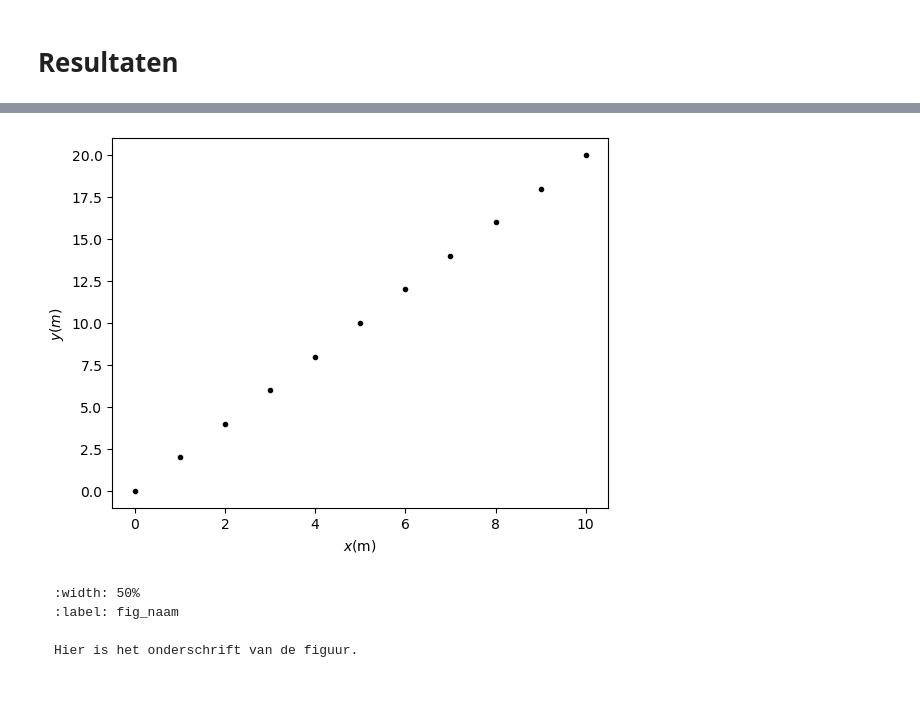
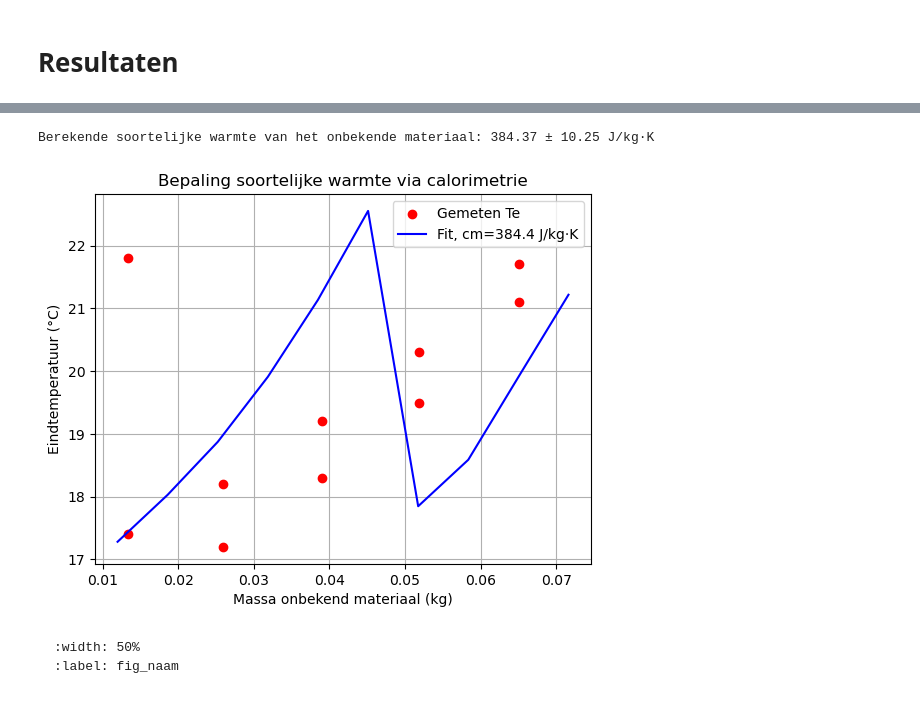
Before and after one commit to Radin-yo/Hebben-we-een-groepsnummer-, a Jupyter notebook: Content/Labs/Warmtecapaciteit.ipynb, the cells around one changed output, grey strips where cells are left out. Cells and saved outputs as stored; diff of their text form; code cells hidden in the pictures.

Commit message:
warmtecapaciteit

````diff
--- a/Content/Labs/Warmtecapaciteit.ipynb
+++ b/Content/Labs/Warmtecapaciteit.ipynb
@@ -130,30 +130,72 @@ gewicht bekerglas 170.6g
 # %%
-# Sla figuren op met
-#
-# plt.savefig("Figuren/naam.png", dpi=450)
-# waarbij naam vervangen wordt door de bestandsnaam.
-# Onderstaande voorbeeld code en output grafiek
 import numpy as np
 import matplotlib.pyplot as plt
+from scipy.optimize import curve_fit
 
-x = np.linspace(0,10,11)
-y = 2*x
+# -------------------------------
+# Meetwaarden invullen
+# -------------------------------
+# Massa van water (kg)
+mw = np.array([202.2, 202.9, 202.9, 202.8, 202.8, 202.6, 195.4, 195.3, 195.2, 195.0]) *1e-3 # voorbeeld, vervang door jouw waarden
 
-# Maken van de grafiek
-plt.figure()
-plt.xlabel('$x$(m)')
-plt.ylabel('$y(m)$')
+# Begin temperaturen water (°C)
+Tw_b = np.array([17.0, 17.6, 18.3, 19.2, 20.3, 21.6, 16.6, 17.2, 18.4, 19.6])  # voorbeeld, vervang door jouw waarden
 
-plt.plot(x,y,'k.')
-#plt.savefig("figures/naam.png", dpi=450)
+# Massa onbekend materiaal (kg)
+mm = np.array([13.3, 25.9, 39.0, 51.9, 65.1, 13.3, 25.9, 39.0, 51.9, 65.1]) * 1e-3  # voorbeeld, vervang door jouw waarden
+
+# Begin temperaturen onbekend materiaal (°C)
+Tm_b = np.array([69.2, 69.2, 69.2, 69.2, 69.2, 69.2, 69.2, 69.2, 69.2, 69.2])  # voorbeeld, vervang door jouw waarden
+
+# Gemeten eindtemperaturen (°C)
+Te = np.array([17.4, 18.2, 19.2, 20.3, 21.7, 21.8, 17.2, 18.3, 19.5, 21.1])  # voorbeeld, vervang door jouw waarden
+
+# Soortelijke warmte water (J/kg·K)
+cw = 4186
+
+# -------------------------------
+# Functie voor curve fit
+# -------------------------------
+def eindtemp(mm, cm):
+    """
+    Bereken de voorspelde eindtemperatuur Te als functie van massa onbekend materiaal mm
+    en soortelijke warmte cm
+    """
+    return (cw*mw*Tw_b + cm*mm*Tm_b) / (cw*mw + cm*mm)
+
+# -------------------------------
+# Least-squares fit om cm te vinden
+# -------------------------------
+# curve_fit verwacht x-data als 1D array; we gebruiken mm als onafhankelijke variabele
+# extra parameters (mw, Tw_b, Tm_b, cw) worden via lambda meegegeven
+popt, pcov = curve_fit(lambda mm, cm: eindtemp(mm, cm), mm, Te, p0=[400])
+cm_fit = popt[0]
+cm_err = np.sqrt(np.diag(pcov))[0]
+
+print(f"Berekende soortelijke warmte van het onbekende materiaal: {cm_fit:.2f} ± {cm_err:.2f} J/kg·K")
+
+# -------------------------------
+# Plotten
+# -------------------------------
+mm_plot = np.linspace(min(mm)*0.9, max(mm)*1.1, 10)
+Te_fit = eindtemp(mm_plot, cm_fit)
+
+plt.scatter(mm, Te, color='red', label='Gemeten Te')
+plt.plot(mm_plot, Te_fit, color='blue', label=f'Fit, cm={cm_fit:.1f} J/kg·K')
+plt.xlabel('Massa onbekend materiaal (kg)')
+plt.ylabel('Eindtemperatuur (°C)')
+plt.title('Bepaling soortelijke warmte via calorimetrie')
+plt.legend()
+plt.grid(True)
+plt.savefig("figures/warmtecapaciteit.png",dpi=450)
 plt.show()
 # %% [output]
+Berekende soortelijke warmte van het onbekende materiaal: 384.37 ± 10.25 J/kg·K
-[figure, old version]
+[figure, new version]
 # %% [markdown]
-```{figure} figures/naam.png
+```{figure} figures/warmtecapaciteit.png
 :width: 50%
 :label: fig_naam
 
-Hier is het onderschrift van de figuur.
 ```
 # %% [markdown]
````
Also changed, not shown: parts of 4 cells of this notebook, 2 other files.
